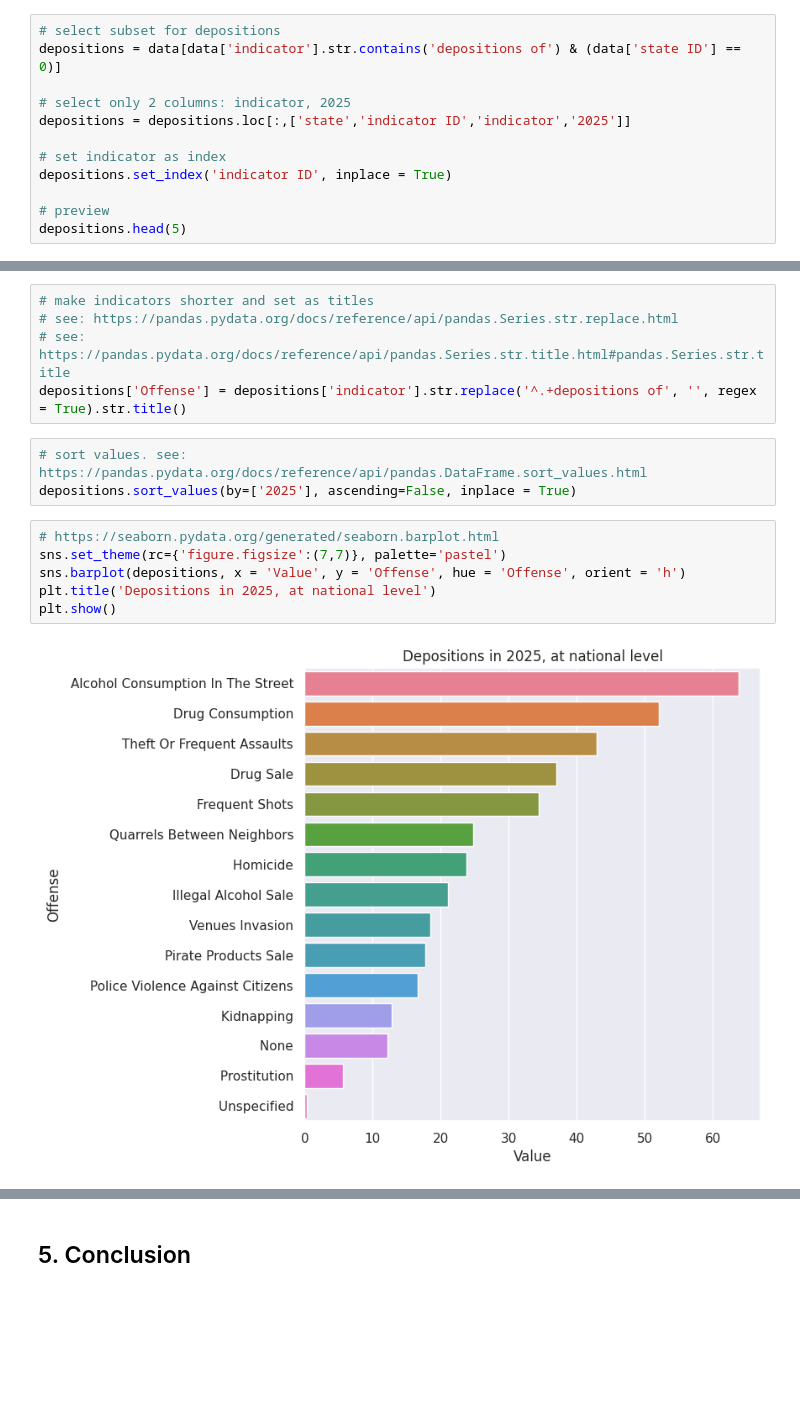
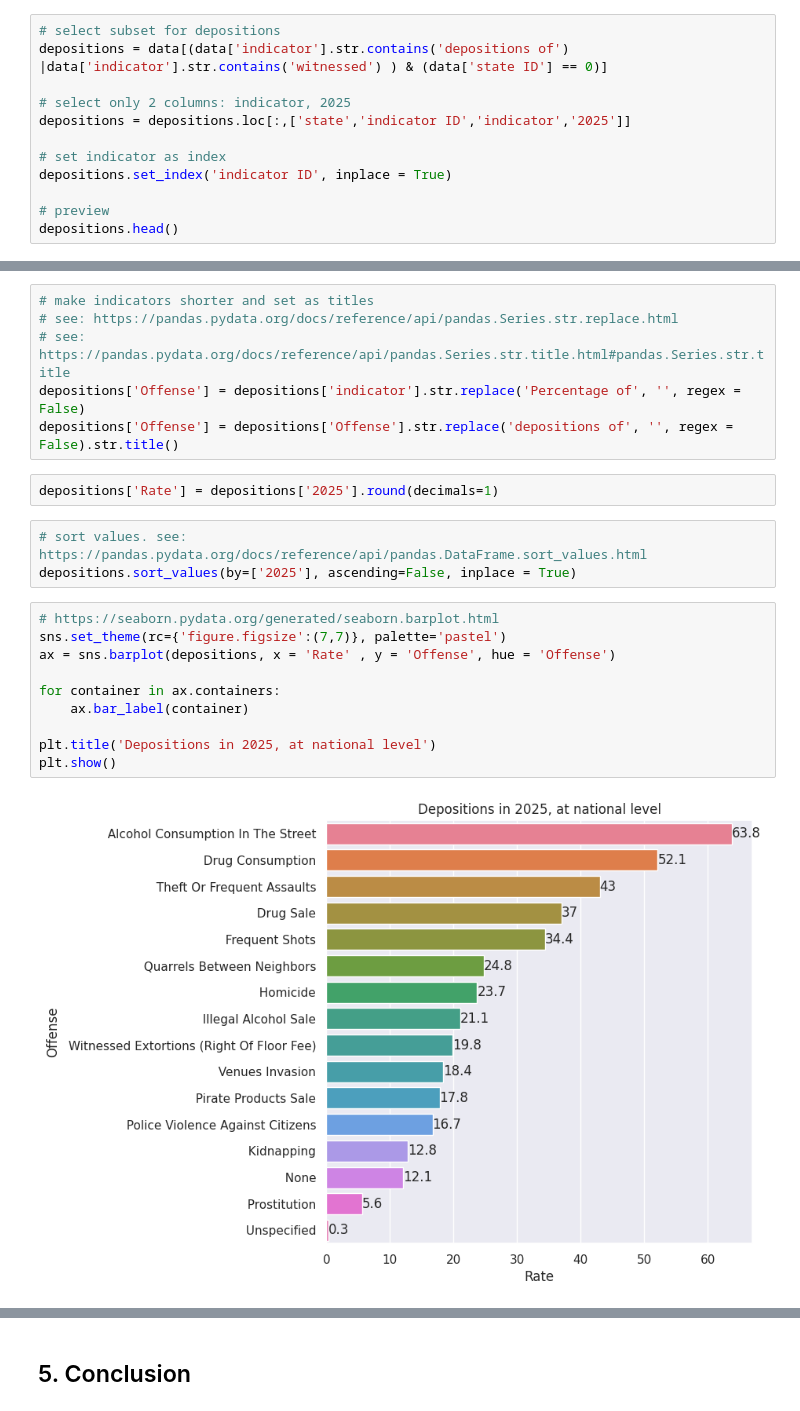
Before and after one commit to irenecelebrin/programming-for-data-analytics, a Jupyter notebook: project/project.ipynb, the cells around one changed output, grey strips where cells are left out. Cells and saved outputs as stored; diff of their text form; blank space fills up the shorter version.

Commit message:
add barplot to analysis 4, calculate security change polinomial for analysis 3.2

```diff
--- a/project/project.ipynb
+++ b/project/project.ipynb
@@ -730,7 +773,7 @@ plt.show()
 #### Data preparation
 # %%
 # select subset for depositions
-depositions = data[data['indicator'].str.contains('depositions of') & (data['state ID'] == 0)]
+depositions = data[(data['indicator'].str.contains('depositions of') |data['indicator'].str.contains('witnessed') ) & (data['state ID'] == 0)]
 
 # select only 2 columns: indicator, 2025
 depositions = depositions.loc[:,['state','indicator ID','indicator','2025']]
@@ -739,7 +782,7 @@ depositions = depositions.loc[:,['state','indicator ID','indicator','2025']]
 depositions.set_index('indicator ID', inplace = True)
 
 # preview
-depositions.head(5)
+depositions.head()
 # %% [output]
 |  | state | indicator | 2025 |
 | indicator ID |  |  |  |
@@ -752,15 +795,22 @@ depositions.head(5)
 # make indicators shorter and set as titles
 # see: https://pandas.pydata.org/docs/reference/api/pandas.Series.str.replace.html
 # see: https://pandas.pydata.org/docs/reference/api/pandas.Series.str.title.html#pandas.Series.str.title
-depositions['Offense'] = depositions['indicator'].str.replace('^.+depositions of', '', regex = True).str.title()
+depositions['Offense'] = depositions['indicator'].str.replace('Percentage of', '', regex = False)
+depositions['Offense'] = depositions['Offense'].str.replace('depositions of', '', regex = False).str.title()
+# %%
+depositions['Rate'] = depositions['2025'].round(decimals=1)
 # %%
 # sort values. see: https://pandas.pydata.org/docs/reference/api/pandas.DataFrame.sort_values.html
 depositions.sort_values(by=['2025'], ascending=False, inplace = True)
 # %%
 # https://seaborn.pydata.org/generated/seaborn.barplot.html
 sns.set_theme(rc={'figure.figsize':(7,7)}, palette='pastel')
-sns.barplot(depositions, x = 'Value', y = 'Offense', hue = 'Offense', orient = 'h')
+ax = sns.barplot(depositions, x = 'Rate' , y = 'Offense', hue = 'Offense')
+
+for container in ax.containers:
+    ax.bar_label(container)
+
 plt.title('Depositions in 2025, at national level')
 plt.show()
 # %% [output]
-[figure, old version]
+[figure, new version]
```
Also changed, not shown: parts of 5 cells of this notebook.
